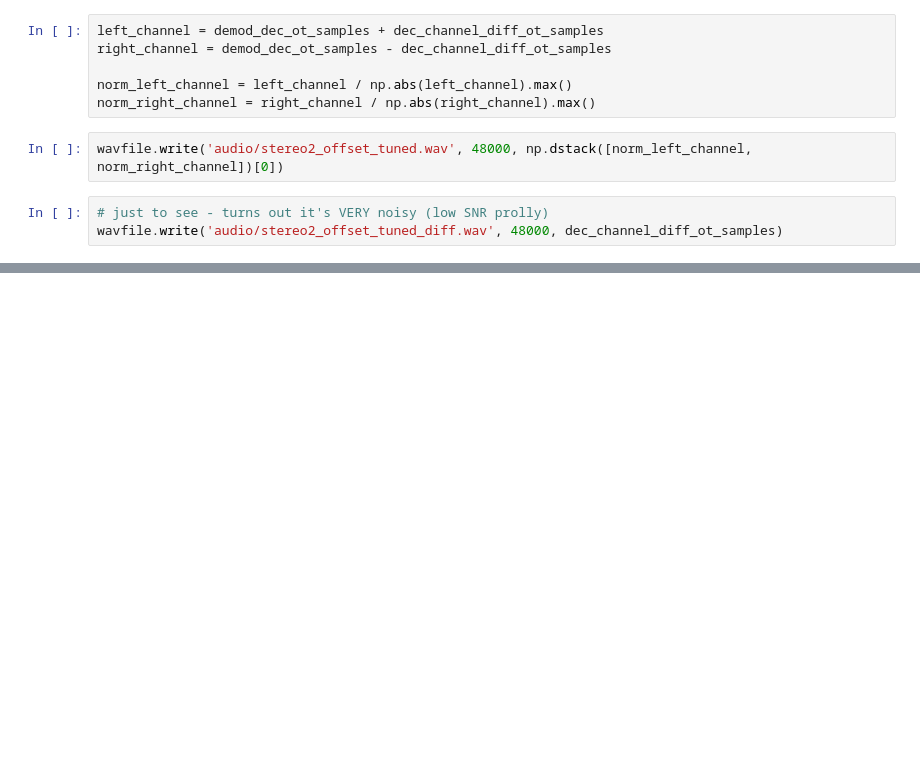
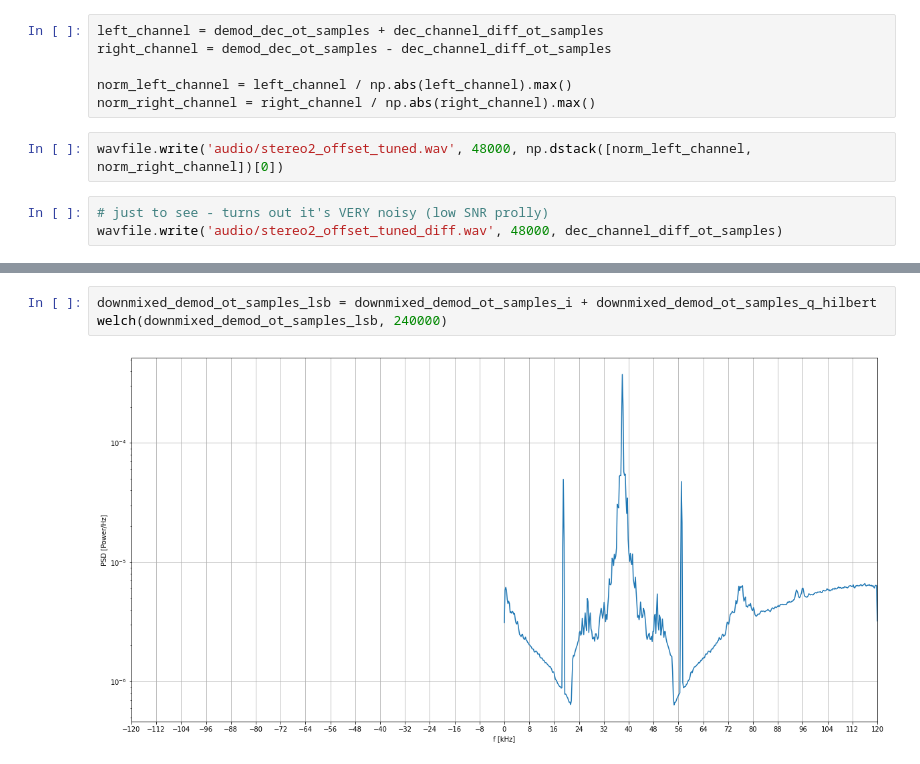
Before and after one commit to enthyp/SDR, a Jupyter notebook: FM stereo demodulation.ipynb, the cells around one changed output, grey strips where cells are left out. Saved outputs shown, nothing was run; the diff lists cells and outputs as text; blank space fills up the shorter version.

```diff
--- a/FM stereo demodulation.ipynb
+++ b/FM stereo demodulation.ipynb
@@ -175,0 +208,5 @@ wavfile.write('audio/stereo2_offset_tuned_diff.wav', 48000, dec_channel_diff_ot_
+# %%
+downmixed_demod_ot_samples_lsb = downmixed_demod_ot_samples_i + downmixed_demod_ot_samples_q_hilbert
+welch(downmixed_demod_ot_samples_lsb, 240000)
+# %% [output]
+[figure, added]
```
Also changed, not shown: parts of 15 cells of this notebook, 1 other file.
